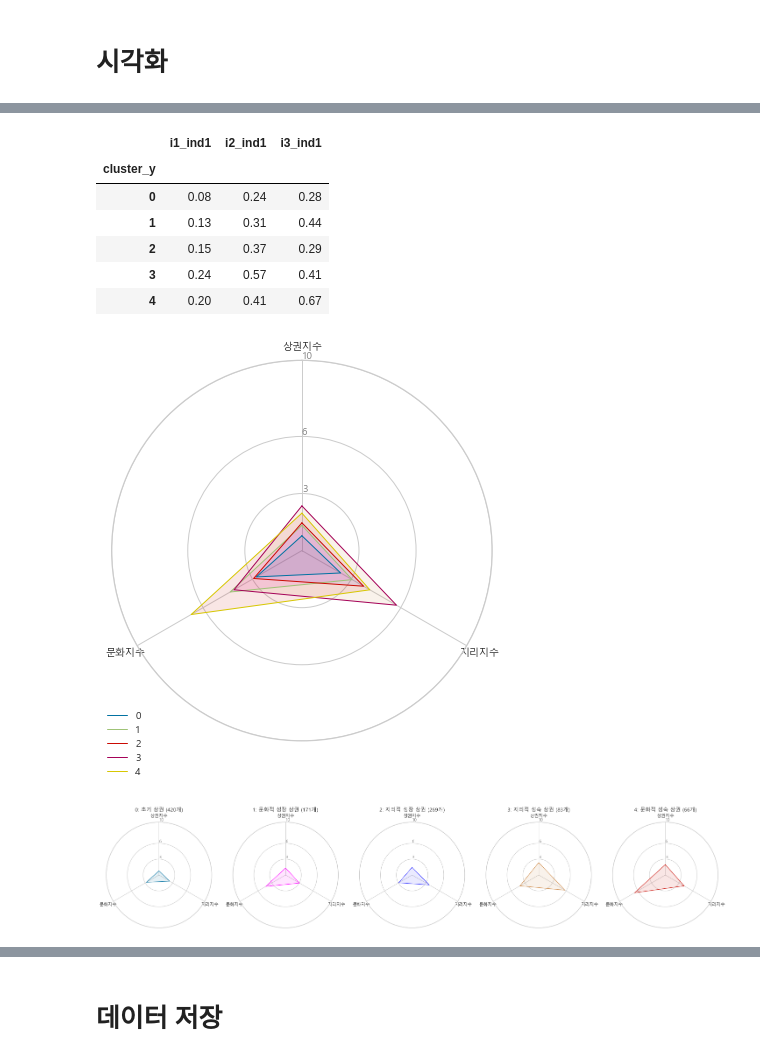
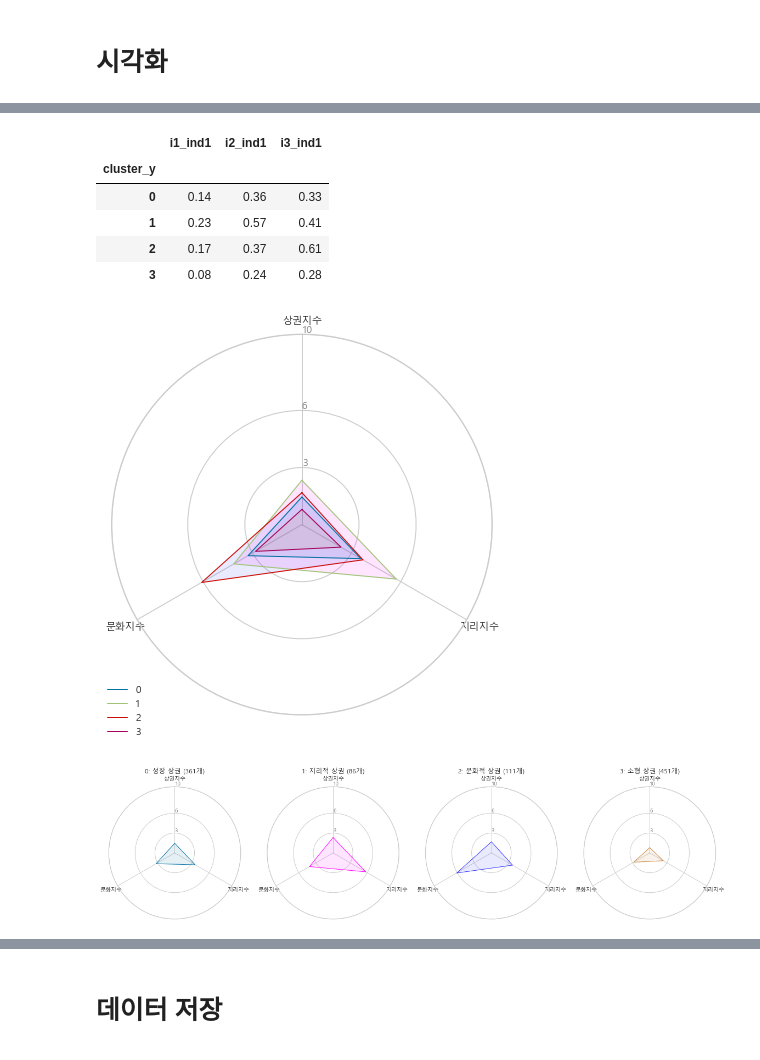
Before and after one commit to unknown-jun/seoul_data_contest, a Jupyter notebook: [종합] 클러스터링.ipynb, the cells around one changed output, grey strips where cells are left out. Cells and saved outputs as stored; diff of their text form; code cells hidden in the pictures.

Commit message:
각 상권을 3개의 지표를 중심으로 clustering

```diff
--- a/[종합] 클러스터링.ipynb
+++ b/[종합] 클러스터링.ipynb
@@ -254,7 +254,7 @@ visualize_silhouette_scatter([3, 4, 5, 6, 7], df_final)
 # %% [markdown]
 # 시각화
 # %%
-kmeans = KMeans(n_clusters=5, init='k-means++', max_iter=500, random_state=0)
+kmeans = KMeans(n_clusters=4, init='k-means++', max_iter=500, random_state=0)
 kmeans.fit(df_final)
 df_result = df_final
 df_result['cluster_y'] = kmeans.labels_
@@ -283,11 +283,10 @@ df
 # %% [output]
 |  | i1_ind1 | i2_ind1 | i3_ind1 |
 | cluster_y |  |  |  |
-| 0 | 0.08 | 0.24 | 0.28 |
-| 1 | 0.13 | 0.31 | 0.44 |
-| 2 | 0.15 | 0.37 | 0.29 |
-| 3 | 0.24 | 0.57 | 0.41 |
-| 4 | 0.20 | 0.41 | 0.67 |
+| 0 | 0.14 | 0.36 | 0.33 |
+| 1 | 0.23 | 0.57 | 0.41 |
+| 2 | 0.17 | 0.37 | 0.61 |
+| 3 | 0.08 | 0.24 | 0.28 |
 # %%
 plt.rcParams['font.family'] = 'Malgun Gothic'
 # categories = list(df)[0:]
@@ -306,7 +305,7 @@ plt.xticks(angles[:-1], categories)
 plt.yticks([0.3, 0.6, 1.], ["3", "6", "10"], color='gray', size=10)
 plt.ylim(0, 1.)
 
-for idx, col in enumerate(['b','#FF00FF','#3333FF','peru','r']):
+for idx, col in enumerate(['b','#FF00FF','#3333FF','peru']):
     values = df.loc[idx].values.flatten().tolist()
     values += values[:1]
     ax.plot(angles, values, linewidth=1, linestyle='solid', label=idx)
@@ -314,44 +313,44 @@ for idx, col in enumerate(['b','#FF00FF','#3333FF','peru','r']):
 
 plt.legend(bbox_to_anchor=(0.1, 0.1), loc='best');
 # %% [output]
-[figure, old version]
+[figure, new version]
 # %%
 legend= df_final.groupby('cluster_y').size()
 
 plt.rcParams['font.family'] = 'Malgun Gothic'
 categories = ['상권지수', '지리지수', '문화지수']
 N = len(categories)
 
 angles = [n / float(N) * 2 * np.pi for n in range(N)]
 angles += angles[:1]
 
-fig, ax = plt.subplots(1, 5, figsize=(25, 25))
+fig, ax = plt.subplots(1, 4, figsize=(25, 25))
 
 
-for idx, (col, title) in enumerate(zip(['b','#FF00FF','#3333FF','peru','r'],
-                                       ['초기 상권','문화적 성장 상권', '지리적 성장 상권','지리적 성숙 상권','문화적 성숙 상권'])):
+for idx, (col, title) in enumerate(zip(['b','#FF00FF','#3333FF','peru'],
+                                       [ '성장 상권', '지리적 상권','문화적 상권','소형 상권'])):
 
     ax[idx] = plt.subplot( int(str(15)+str(idx+1)) , polar=True)
 
     ax[idx].set_theta_offset(np.pi / 2)
     ax[idx].set_theta_direction(-1)
     ax[idx].set_rlabel_position(0)
 
     ax[idx].set_xticks(angles[:-1])
     ax[idx].set_xticklabels(categories)
     ax[idx].set_yticks([0.3, 0.6, 1.])
     ax[idx].set_yticklabels(["3", "6", "10"], color='grey')
 
     ax[idx].set_ylim(0, 1.)
     ax[idx].set_title('{}: {} ({}개)'.format(idx, title, legend.iloc[idx]))
 
     values = df.loc[idx].values.flatten().tolist()
     values += values[:1]
 
     ax[idx].plot(angles, values, color=col,linewidth=1, linestyle='solid', label=idx)
     ax[idx].fill(angles, values, facecolor=col, alpha=0.1)
 # %% [output]
-[figure, old version]
+[figure, new version]
 # %%
 df_result['cluster_y'] = df_result['cluster_y'].agg(lambda x : str(x))
 gdf = gpd.GeoDataFrame(df_result, geometry='geometry')
```
Also changed, not shown: parts of 11 cells of this notebook.
